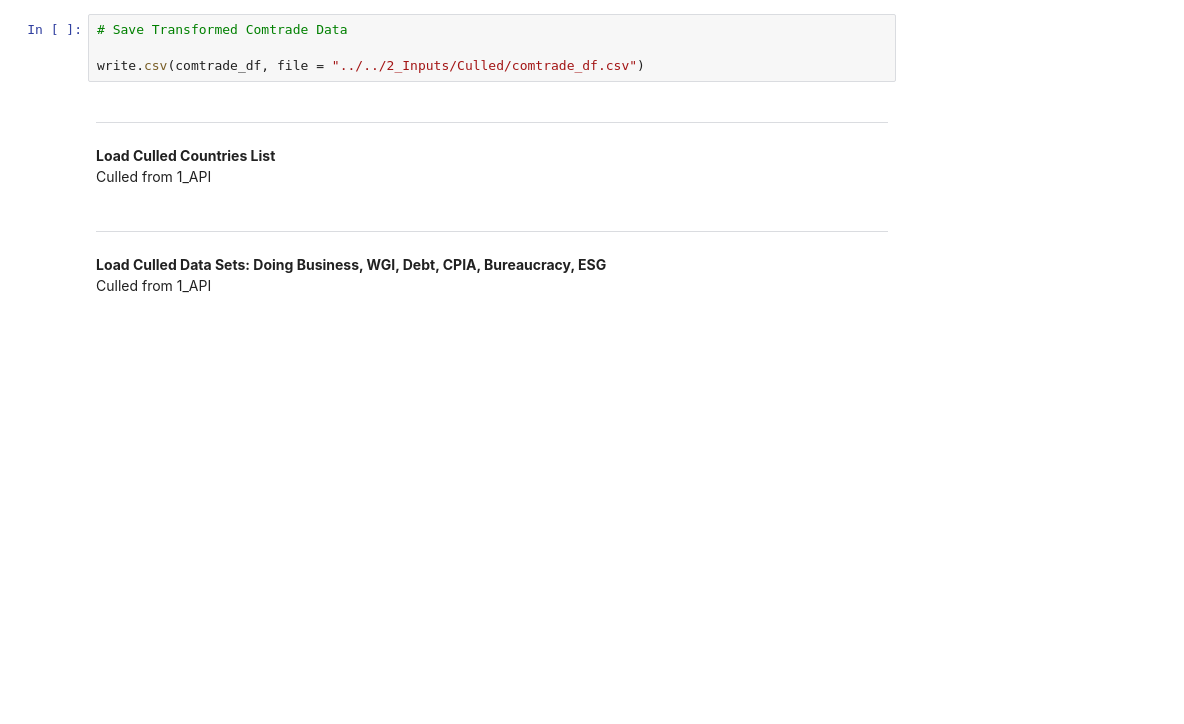
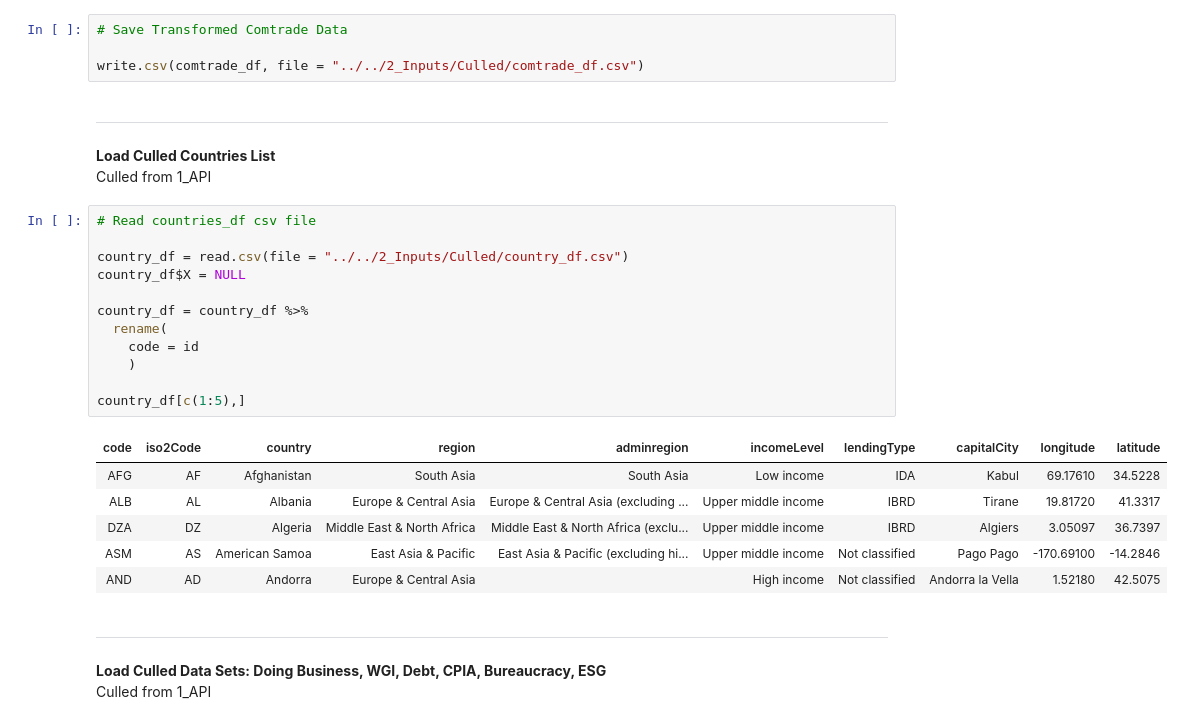
Before and after one commit to jake-w-schneider/SYPA, a Jupyter notebook: 1_Scripts/Harvard_SYPA/2_ETL.ipynb, the cells around one changed output. Drawn from its saved outputs; the diff is of its cells as text; blank space fills up the shorter version.

```diff
--- a/1_Scripts/Harvard_SYPA/2_ETL.ipynb
+++ b/1_Scripts/Harvard_SYPA/2_ETL.ipynb
@@ -279,6 +279,25 @@ write.csv(comtrade_df, file = "../../2_Inputs/Culled/comtrade_df.csv")
 # %% [markdown]
 **Load Culled Countries List** <br>
 Culled from 1_API
+# %%
+# Read countries_df csv file
+
+country_df = read.csv(file = "../../2_Inputs/Culled/country_df.csv")
+country_df$X = NULL
+
+country_df = country_df %>%
+  rename(
+    code = id
+    )
+
+country_df[c(1:5),]
+# %% [output]
+| code | iso2Code | country | region | adminregion | incomeLevel | lendingType | capitalCity | longitude | latitude |
+| AFG | AF | Afghanistan | South Asia | South Asia | Low income | IDA | Kabul | 69.17610 | 34.5228 |
+| ALB | AL | Albania | Europe & Central Asia | Europe & Central Asia (excluding ... | Upper middle income | IBRD | Tirane | 19.81720 | 41.3317 |
+| DZA | DZ | Algeria | Middle East & North Africa | Middle East & North Africa (exclu... | Upper middle income | IBRD | Algiers | 3.05097 | 36.7397 |
+| ASM | AS | American Samoa | East Asia & Pacific | East Asia & Pacific (excluding hi... | Upper middle income | Not classified | Pago Pago | -170.69100 | -14.2846 |
+| AND | AD | Andorra | Europe & Central Asia |  | High income | Not classified | Andorra la Vella | 1.52180 | 42.5075 |
 # %% [markdown]
 ----
 # %% [markdown]
```
Also changed, not shown: parts of 16 cells of this notebook, 8 other files.
